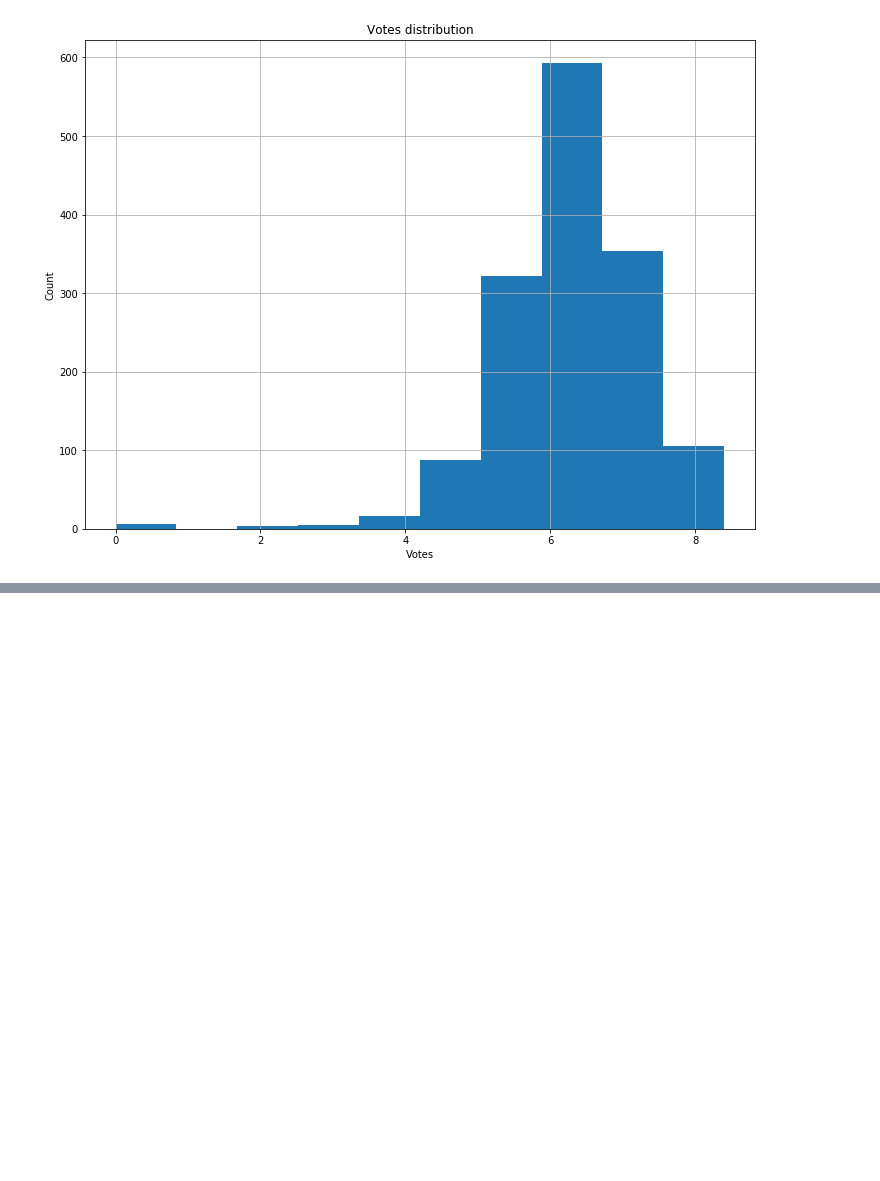
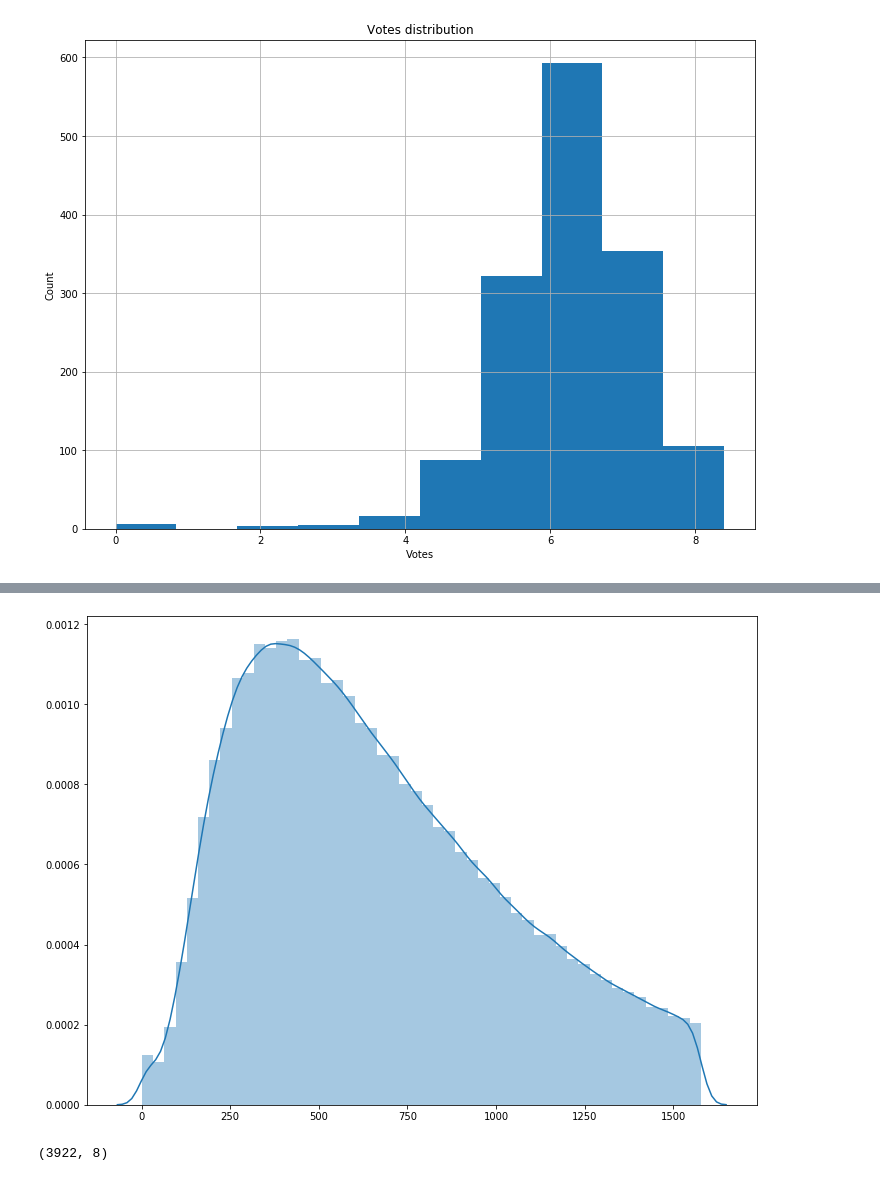
Before and after one commit to Fgenerator/NetologyHomeworks, a Jupyter notebook: Netology AdPy Data Analysis 2/imdb/Untitled.ipynb, the cells around one changed output, grey strips where cells are left out. Saved outputs shown, nothing was run; the diff lists cells and outputs as text; code cells hidden in the pictures; blank space fills up the shorter version.

```diff
--- a/Netology AdPy Data Analysis 2/imdb/Untitled.ipynb
+++ b/Netology AdPy Data Analysis 2/imdb/Untitled.ipynb
@@ -137,0 +148,3 @@ df3.iloc[0].iloc[2]
+# %%
+trip_duration_df = df3.groupby('id')[['trip_duration']].sum().sort_values('trip_duration').head(1300000)
+trip_duration_df
@@ -137,0 +166,10 @@ df3.iloc[0].iloc[2]
+# %%
+sns_plot = sns.distplot(trip_duration_df)
+#Распределение времени в пути
+# %% [output]
+[figure, added]
+# %%
+df4 = pd.read_csv('datasets_1358_30676_Players.csv')
+print(df4.shape)
+# %% [output]
+(3922, 8)
```
Also changed, not shown: parts of 11 cells of this notebook, 2 other files.
